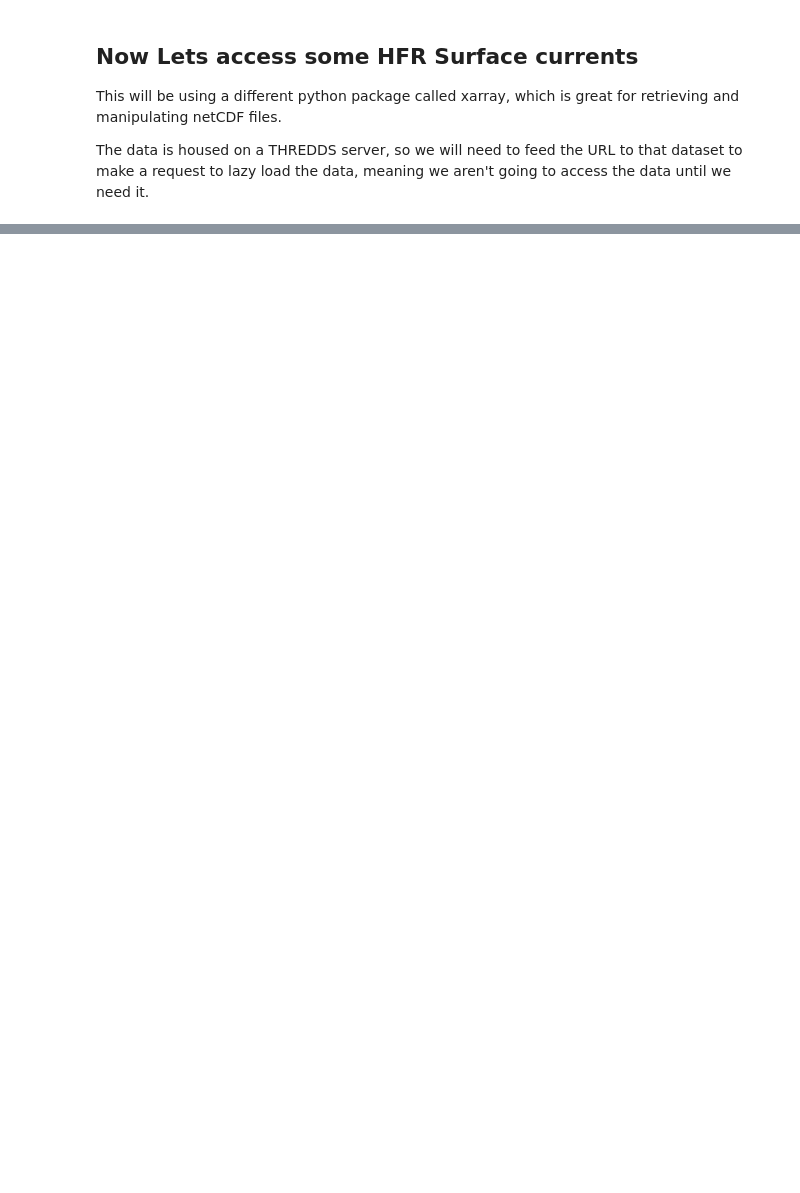
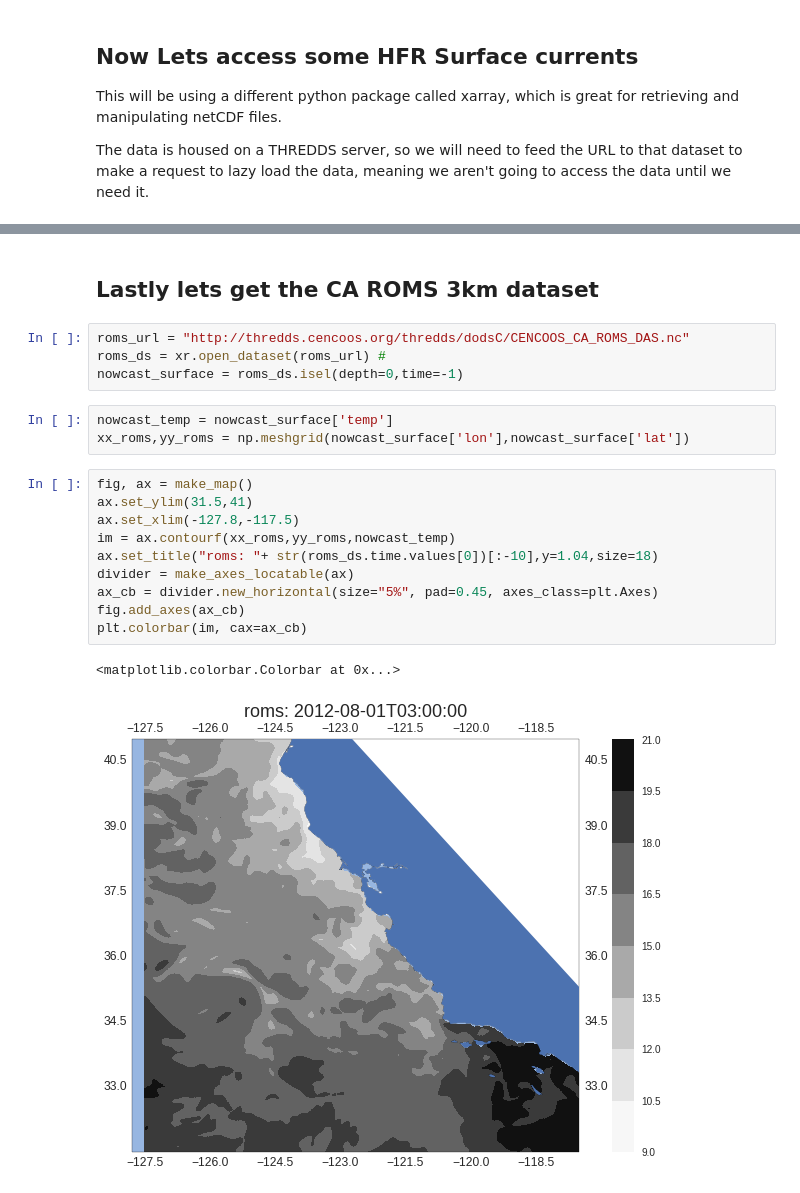
Before and after one commit to CeNCOOS/shoreERDDAP, a Jupyter notebook: CeNCOOS_erddap_example.ipynb, the cells around one changed output, grey strips where cells are left out. Drawn from its saved outputs; the diff is of its cells as text; blank space fills up the shorter version.

```diff
--- a/CeNCOOS_erddap_example.ipynb
+++ b/CeNCOOS_erddap_example.ipynb
@@ -247,0 +257,22 @@ str(recent_ds.time.values)
+# %% [markdown]
+## Lastly lets get the CA ROMS 3km dataset
+# %%
+roms_url = "http://thredds.cencoos.org/thredds/dodsC/CENCOOS_CA_ROMS_DAS.nc"
+roms_ds = xr.open_dataset(roms_url) #
+nowcast_surface = roms_ds.isel(depth=0,time=-1)
+# %%
+nowcast_temp = nowcast_surface['temp']
+xx_roms,yy_roms = np.meshgrid(nowcast_surface['lon'],nowcast_surface['lat'])
+# %%
+fig, ax = make_map()
+ax.set_ylim(31.5,41)
+ax.set_xlim(-127.8,-117.5)
+im = ax.contourf(xx_roms,yy_roms,nowcast_temp)
+ax.set_title("roms: "+ str(roms_ds.time.values[0])[:-10],y=1.04,size=18)
+divider = make_axes_locatable(ax)
+ax_cb = divider.new_horizontal(size="5%", pad=0.45, axes_class=plt.Axes)
+fig.add_axes(ax_cb)
+plt.colorbar(im, cax=ax_cb)
+# %% [output]
+<matplotlib.colorbar.Colorbar at 0x...>
+[figure, added]
```
Also changed, not shown: parts of 8 cells of this notebook.
